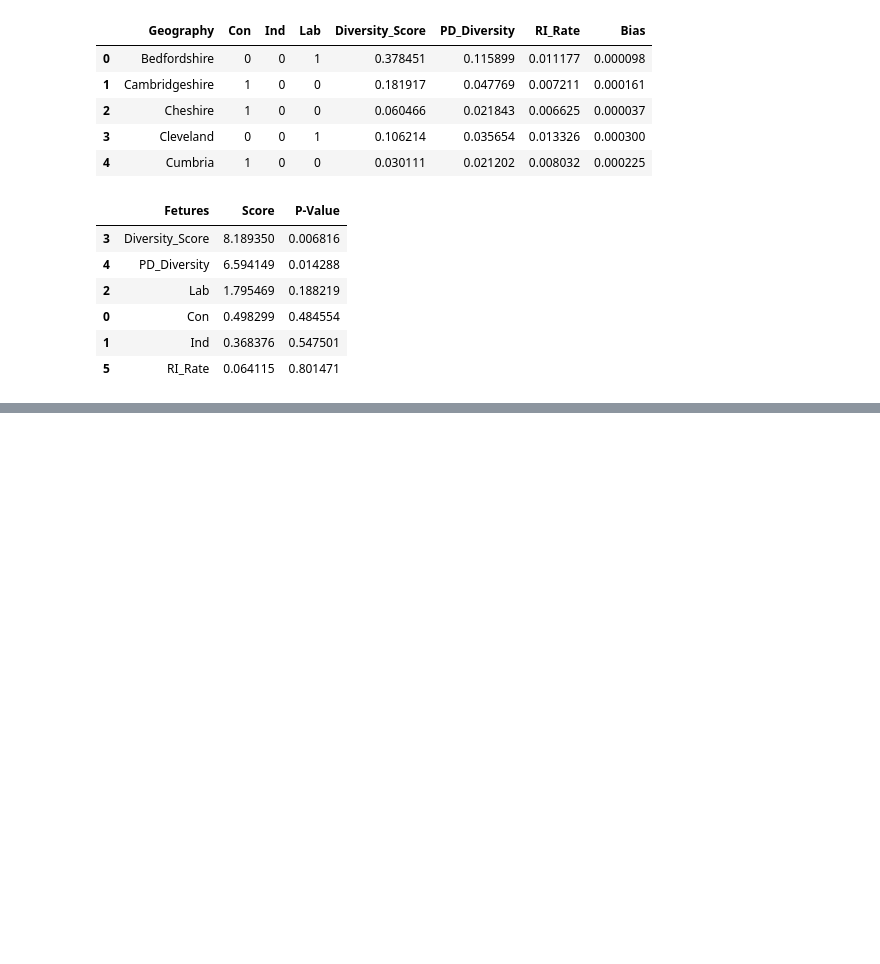
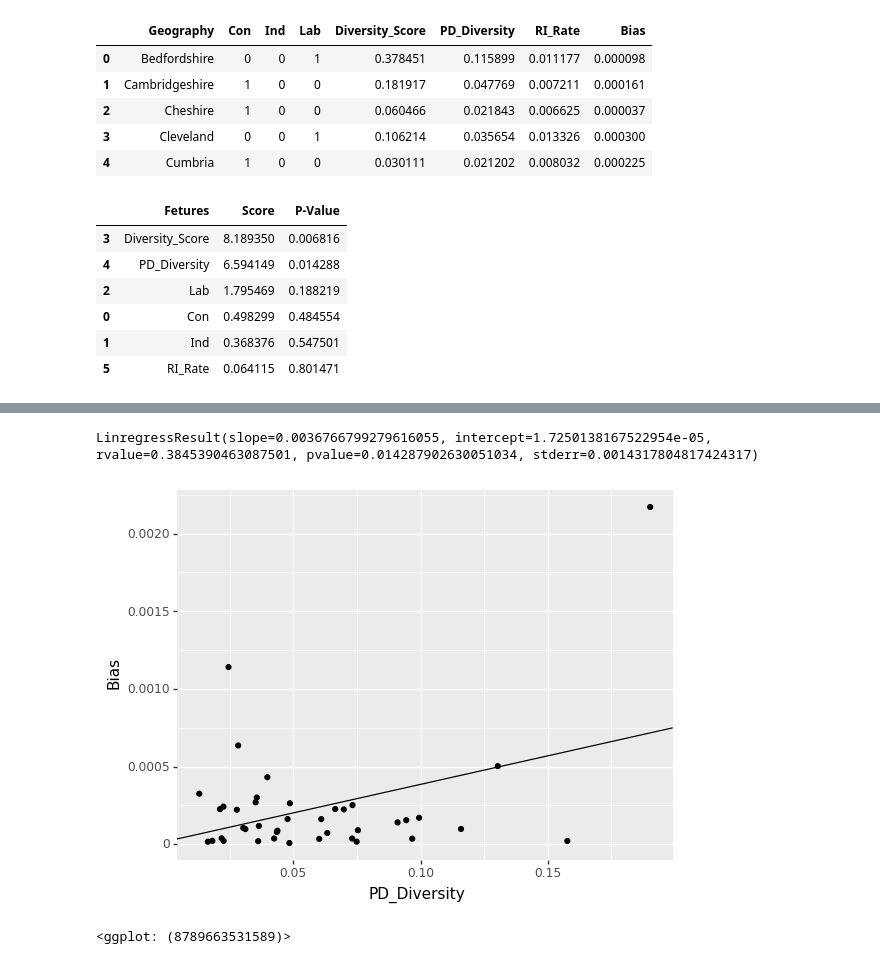
Before and after one commit to neerajthandayan/CourseProject, a Jupyter notebook: Notebooks/Regression_Analysis.ipynb, the cells around one changed output, grey strips where cells are left out. Drawn from its saved outputs; the diff is of its cells as text; code cells hidden in the pictures; blank space fills up the shorter version.

```diff
--- a/Notebooks/Regression_Analysis.ipynb
+++ b/Notebooks/Regression_Analysis.ipynb
@@ -57,0 +88,14 @@ bf.sort_values(by='Score', ascending=False)
+# %%
+# Correlation between the ethinic diversity and bias
+
+reg(cr['PD_Diversity'],cr['Bias'])
+# Give that the slope of the regression is potiv we see a positive relationship between PD diversity & Bias
+# %% [output]
+LinregressResult(slope=0.0036766799279616055, intercept=1.7250138167522954e-05, rvalue=0.3845390463087501, pvalue=0.014287902630051034, stderr=0.0014317804817424317)
+# %%
+ggplot(cr, aes('PD_Diversity','Bias')) + \
+geom_point(stat='identity') + \
+geom_abline(slope=reg(cr['PD_Diversity'],cr['Bias'])[0], intercept=reg(cr['PD_Diversity'],cr['Bias'])[1])
+# %% [output]
+[figure, added]
+<ggplot: (8789663531589)>
```
Also changed, not shown: parts of 5 cells of this notebook.
